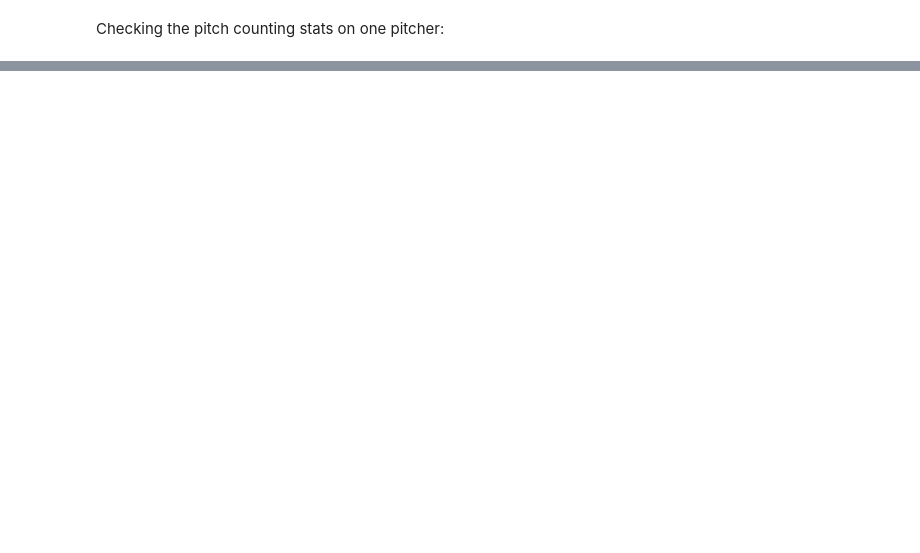
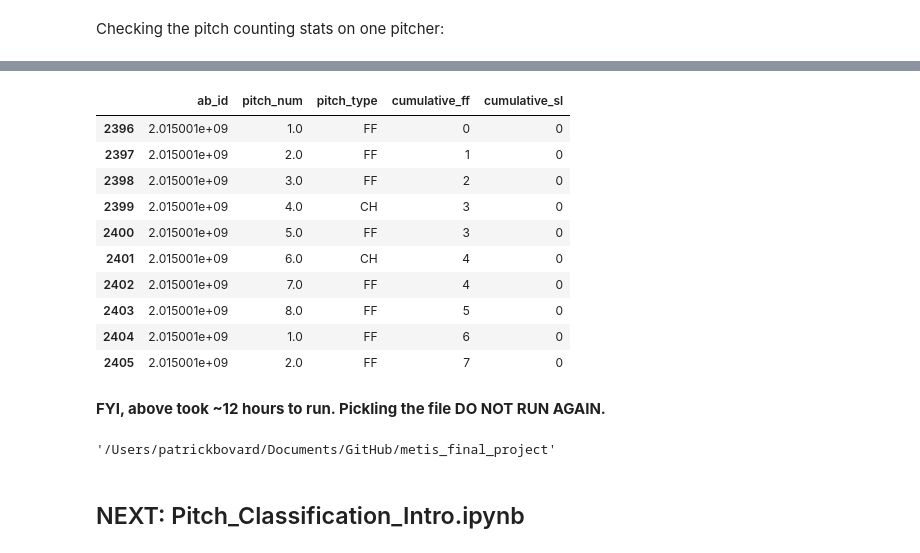
Before and after one commit to pbovard63/Predicting_MLB_Pitches, a Jupyter notebook: Pitch_Classification/modeling_prep.ipynb, the cells around one changed output, grey strips where cells are left out. Saved outputs shown, nothing was run; the diff lists cells and outputs as text; code cells hidden in the pictures; blank space fills up the shorter version.

Commit message:
Updating with pickled running pitch totals.

```diff
--- a/modeling_prep.ipynb
+++ b/Pitch_Classification/modeling_prep.ipynb
@@ -362,2 +383,20 @@ full_df[full_df.pitcher_full_name == 'Trevor Bauer'].head(10)
 # %%
-full_df[['ab_id', 'pitch_num', 'pitch_type', 'cumulative_ff', 'cumulative_sl']][full_df.pitcher_full_name == 'Trevor Bauer'].head(10)
+full_df[['ab_id', 'pitch_num', 'pitch_type', 'cumulative_ff', 'cumulative_sl']][full_df.pitcher_full_name == 'Max Scherzer'].head(10)
+# %% [output]
+|  | ab_id | pitch_num | pitch_type | cumulative_ff | cumulative_sl |
+| 2396 | 2.015001e+09 | 1.0 | FF | 0 | 0 |
+| 2397 | 2.015001e+09 | 2.0 | FF | 1 | 0 |
+| 2398 | 2.015001e+09 | 3.0 | FF | 2 | 0 |
+| 2399 | 2.015001e+09 | 4.0 | CH | 3 | 0 |
+| 2400 | 2.015001e+09 | 5.0 | FF | 3 | 0 |
+| 2401 | 2.015001e+09 | 6.0 | CH | 4 | 0 |
+| 2402 | 2.015001e+09 | 7.0 | FF | 4 | 0 |
+| 2403 | 2.015001e+09 | 8.0 | FF | 5 | 0 |
+| 2404 | 2.015001e+09 | 1.0 | FF | 6 | 0 |
+| 2405 | 2.015001e+09 | 2.0 | FF | 7 | 0 |
+# %% [markdown]
+**FYI, above took ~12 hours to run.  Pickling the file DO NOT RUN AGAIN.**
+# %%
+pwd
+# %% [output]
+'/Users/patrickbovard/Documents/GitHub/metis_final_project'
@@ -363,0 +406,2 @@ full_df[['ab_id', 'pitch_num', 'pitch_type', 'cumulative_ff', 'cumulative_sl']][
+# %% [markdown]
+## NEXT: Pitch_Classification_Intro.ipynb
```
Also changed, not shown: parts of 3 cells of this notebook, 1 other file.
